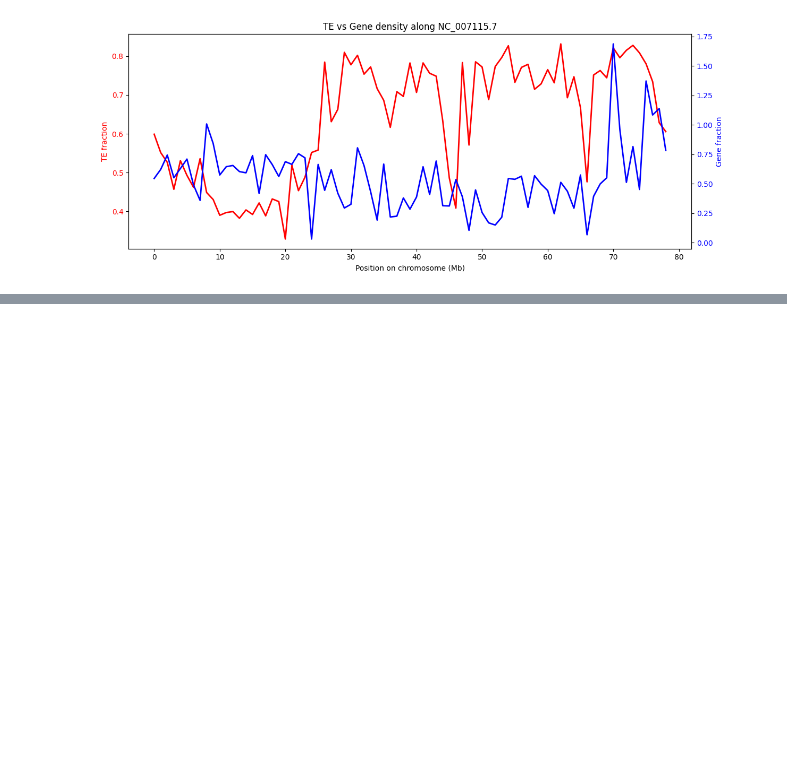
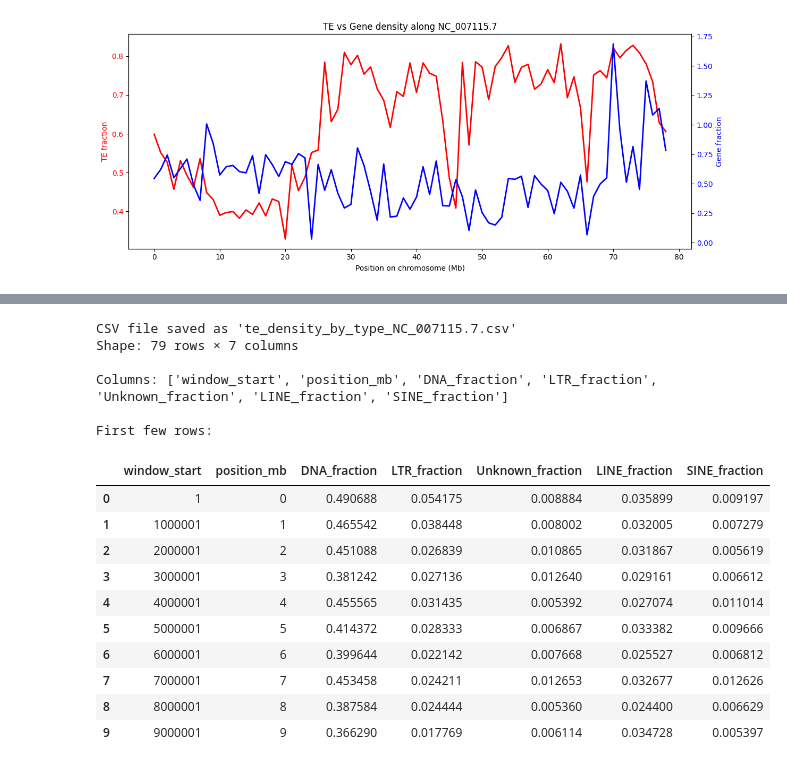
Before and after one commit to shalenyjlemko/DRario_compg, a Jupyter notebook: data/Drerio_FishTEDB/TEvsGenes_sliding.ipynb, the cells around one changed output, grey strips where cells are left out. Drawn from its saved outputs; the diff is of its cells as text; code cells hidden in the pictures; blank space fills up the shorter version.

```diff
--- a/data/Drerio_FishTEDB/TEvsGenes_sliding.ipynb
+++ b/data/Drerio_FishTEDB/TEvsGenes_sliding.ipynb
@@ -336,0 +492,28 @@ plt.show()
+# %%
+# Generate CSV for the TE density by type plot
+csv_filename = f"te_density_by_type_{chr_id}.csv"
+te_types_df.to_csv(csv_filename, index=False)
+
+print(f"CSV file saved as '{csv_filename}'")
+print(f"Shape: {te_types_df.shape[0]} rows × {te_types_df.shape[1]} columns")
+print(f"\nColumns: {te_types_df.columns.tolist()}")
+print("\nFirst few rows:")
+te_types_df.head(10)
+# %% [output]
+CSV file saved as 'te_density_by_type_NC_007115.7.csv'
+Shape: 79 rows × 7 columns
+
+Columns: ['window_start', 'position_mb', 'DNA_fraction', 'LTR_fraction', 'Unknown_fraction', 'LINE_fraction', 'SINE_fraction']
+
+First few rows:
+|  | window_start | position_mb | DNA_fraction | LTR_fraction | Unknown_fraction | LINE_fraction | SINE_fraction |
+| 0 | 1 | 0 | 0.490688 | 0.054175 | 0.008884 | 0.035899 | 0.009197 |
+| 1 | 1000001 | 1 | 0.465542 | 0.038448 | 0.008002 | 0.032005 | 0.007279 |
+| 2 | 2000001 | 2 | 0.451088 | 0.026839 | 0.010865 | 0.031867 | 0.005619 |
+| 3 | 3000001 | 3 | 0.381242 | 0.027136 | 0.012640 | 0.029161 | 0.006612 |
+| 4 | 4000001 | 4 | 0.455565 | 0.031435 | 0.005392 | 0.027074 | 0.011014 |
+| 5 | 5000001 | 5 | 0.414372 | 0.028333 | 0.006867 | 0.033382 | 0.009666 |
+| 6 | 6000001 | 6 | 0.399644 | 0.022142 | 0.007668 | 0.025527 | 0.006812 |
+| 7 | 7000001 | 7 | 0.453458 | 0.024211 | 0.012653 | 0.032677 | 0.012626 |
+| 8 | 8000001 | 8 | 0.387584 | 0.024444 | 0.005360 | 0.024400 | 0.006629 |
+| 9 | 9000001 | 9 | 0.366290 | 0.017769 | 0.006114 | 0.034728 | 0.005397 |
```
Also changed, not shown: parts of 4 cells of this notebook, 6 other files.
